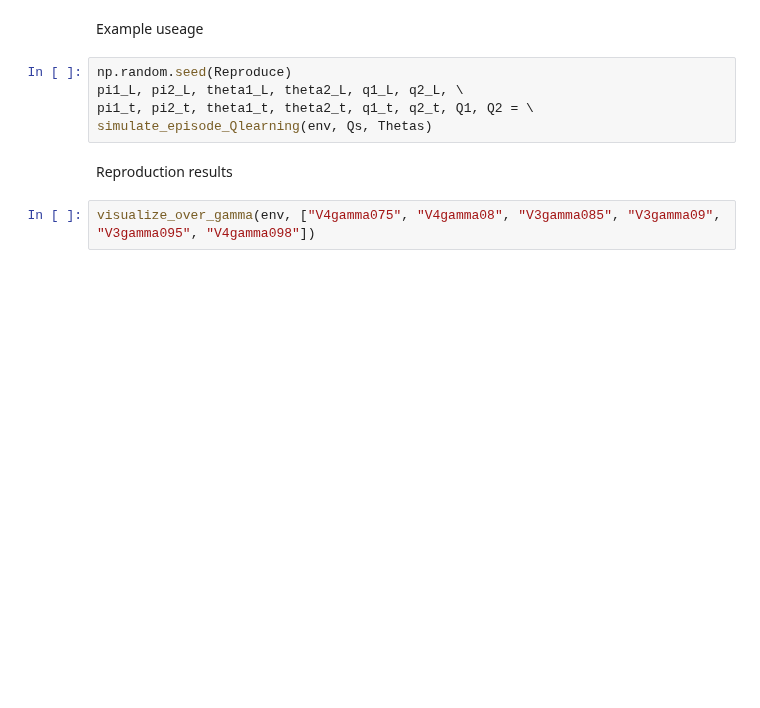
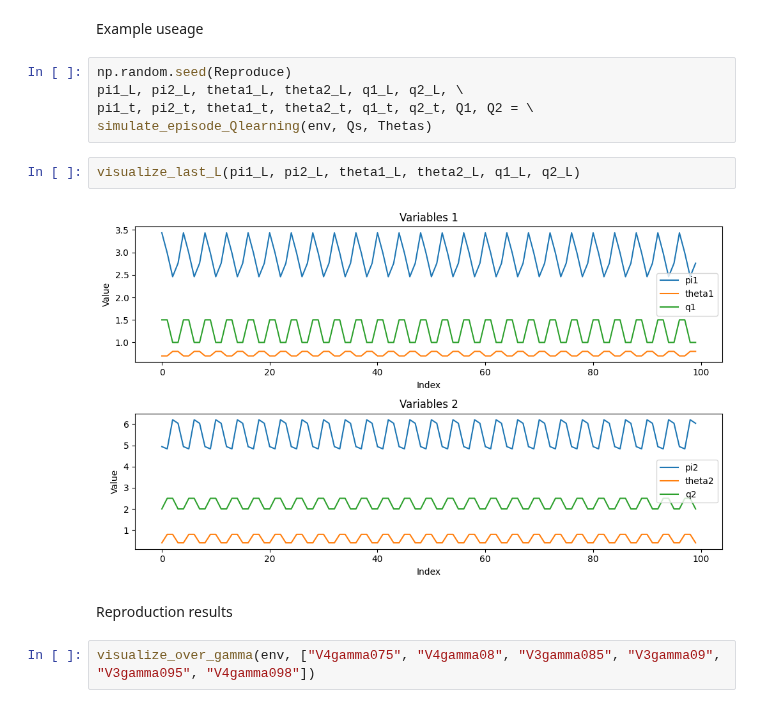
Before and after one commit to WouterBant/Algorithmic-Collusion-an-Experimental-Study, a Jupyter notebook: src/runs/lower_lambda.ipynb, the cells around one changed output. Cells and saved outputs as stored; diff of their text form; blank space fills up the shorter version.

```diff
--- a/src/runs/lower_lambda.ipynb
+++ b/src/runs/lower_lambda.ipynb
@@ -19,6 +19,10 @@ np.random.seed(Reproduce)
 pi1_L, pi2_L, theta1_L, theta2_L, q1_L, q2_L, \
 pi1_t, pi2_t, theta1_t, theta2_t, q1_t, q2_t, Q1, Q2 = \
 simulate_episode_Qlearning(env, Qs, Thetas)
+# %%
+visualize_last_L(pi1_L, pi2_L, theta1_L, theta2_L, q1_L, q2_L)
+# %% [output]
+[figure, added]
 # %% [markdown]
 Reproduction results
 # %%
```
Also changed, not shown: 2 other files.
